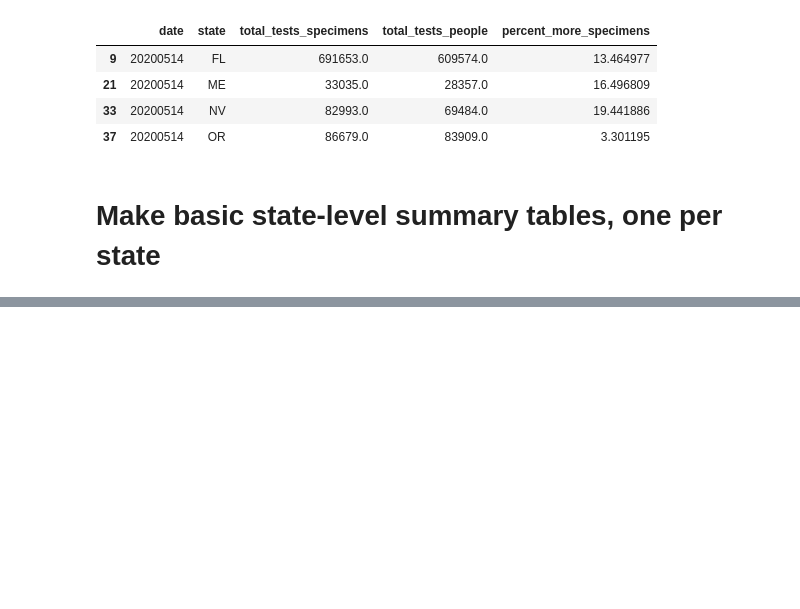
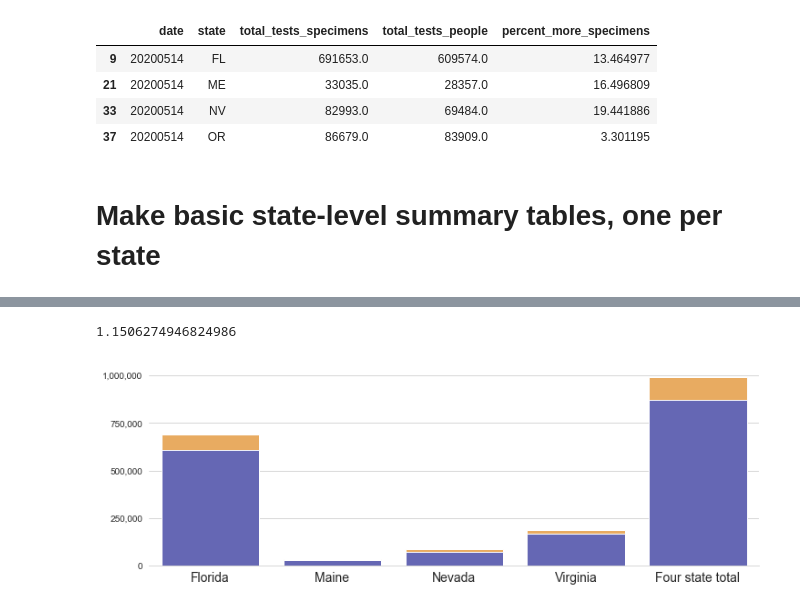
Before and after one commit to COVID19Tracking/cdc-comparison, a Jupyter notebook: CDC vs CTP comparison.ipynb, the cells around one changed output, grey strips where cells are left out. Cells and saved outputs as stored; diff of their text form; code cells hidden in the pictures; blank space fills up the shorter version.

```diff
--- a/CDC vs CTP comparison.ipynb
+++ b/CDC vs CTP comparison.ipynb
@@ -323,0 +325,12 @@ for state in full_merged_df.index:
+# %%
+# Get some ratio counts
+states = ['FL', 'ME', 'NV', 'VA']
+specimens_people_df = ctp_514_test_overrides.loc[ctp_514_test_overrides.state.isin(states)].copy()
+specimens_people_df['ratio'] = specimens_people_df.total_tests_specimens/specimens_people_df.total_tests_people
+specimens_people_df = specimens_people_df.drop(columns=['date']).set_index(['state'])
+specimens_people_df.loc['Total'] = [
+    sum(specimens_people_df.total_tests_specimens),
+    sum(specimens_people_df.total_tests_people),
+    np.mean(sum(specimens_people_df.total_tests_specimens)/sum(specimens_people_df.total_tests_people))
+]
+specimens_people_df
@@ -323,0 +345,24 @@ for state in full_merged_df.index:
+# %%
+# alt ratio: compute an individual ratio for each state, average those
+alt_ratio = np.mean(specimens_people_df.ratio)
+alt_ratio
+# %% [output]
+1.1506274946824986
+# %%
+plt.figure(figsize=(12,4))
+
+sns.barplot(x=specimens_people_df.index, y='total_tests_specimens', data=specimens_people_df, color="#ffad4a")
+ax=sns.barplot(
+    x=specimens_people_df.index, y='total_tests_people', data=specimens_people_df,
+    color='#585bc1')
+
+sns.despine(ax=ax, left=True)
+labels = ['Florida', 'Maine', 'Nevada', 'Virginia', 'Four state total']
+ax.set_xticklabels(labels=labels, fontsize=14)
+ax.set_xlabel('')
+ax.set_ylabel('')
+ax.yaxis.set_major_locator(ticker.MultipleLocator(250000))
+ax.yaxis.set_major_formatter(ticker.FuncFormatter(lambda x, p: format(int(x), ',')))
+plt.savefig("people_vs_specimens.png", dpi=400, bbox_inches = "tight")
+# %% [output]
+[figure, added]
```
Also changed, not shown: parts of 5 cells of this notebook, 4 other files.
